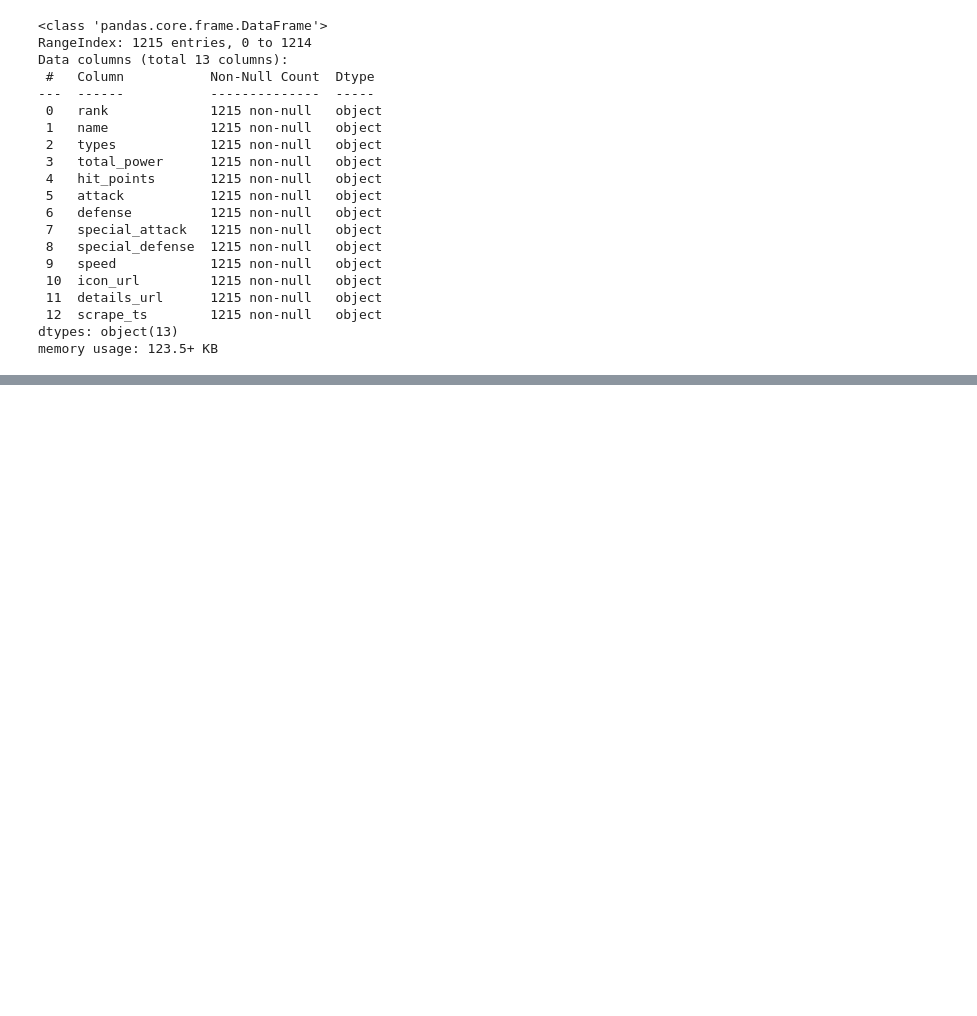
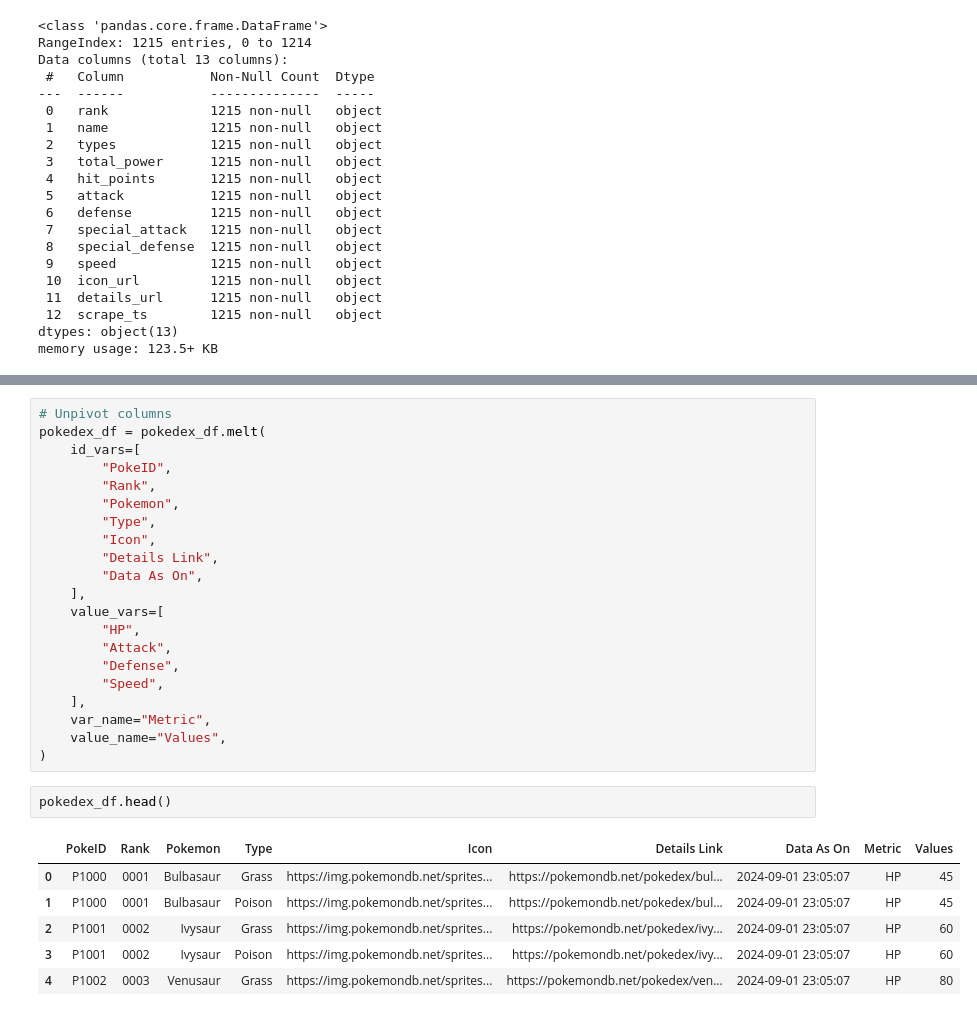
Before and after one commit to quantumudit/Analyzing-Pokemons, a Jupyter notebook: notebooks/01_data_ingestion.ipynb, the cells around one changed output, grey strips where cells are left out. Drawn from its saved outputs; the diff is of its cells as text; blank space fills up the shorter version.

```diff
--- a/notebooks/01_data_scraping_experiments.ipynb
+++ b/notebooks/01_data_ingestion.ipynb
@@ -365,0 +445,30 @@ memory usage: 123.5+ KB
+# %%
+# Unpivot columns
+pokedex_df = pokedex_df.melt(
+    id_vars=[
+        "PokeID",
+        "Rank",
+        "Pokemon",
+        "Type",
+        "Icon",
+        "Details Link",
+        "Data As On",
+    ],
+    value_vars=[
+        "HP",
+        "Attack",
+        "Defense",
+        "Speed",
+    ],
+    var_name="Metric",
+    value_name="Values",
+)
+# %%
+pokedex_df.head()
+# %% [output]
+|  | PokeID | Rank | Pokemon | Type | Icon | Details Link | Data As On | Metric | Values |
+| 0 | P1000 | 0001 | Bulbasaur | Grass | https://img.pokemondb.net/sprites... | https://pokemondb.net/pokedex/bul... | 2024-09-01 23:05:07 | HP | 45 |
+| 1 | P1000 | 0001 | Bulbasaur | Poison | https://img.pokemondb.net/sprites... | https://pokemondb.net/pokedex/bul... | 2024-09-01 23:05:07 | HP | 45 |
+| 2 | P1001 | 0002 | Ivysaur | Grass | https://img.pokemondb.net/sprites... | https://pokemondb.net/pokedex/ivy... | 2024-09-01 23:05:07 | HP | 60 |
+| 3 | P1001 | 0002 | Ivysaur | Poison | https://img.pokemondb.net/sprites... | https://pokemondb.net/pokedex/ivy... | 2024-09-01 23:05:07 | HP | 60 |
+| 4 | P1002 | 0003 | Venusaur | Grass | https://img.pokemondb.net/sprites... | https://pokemondb.net/pokedex/ven... | 2024-09-01 23:05:07 | HP | 80 |
```
Also changed, not shown: parts of 14 cells of this notebook, 21 other files.
